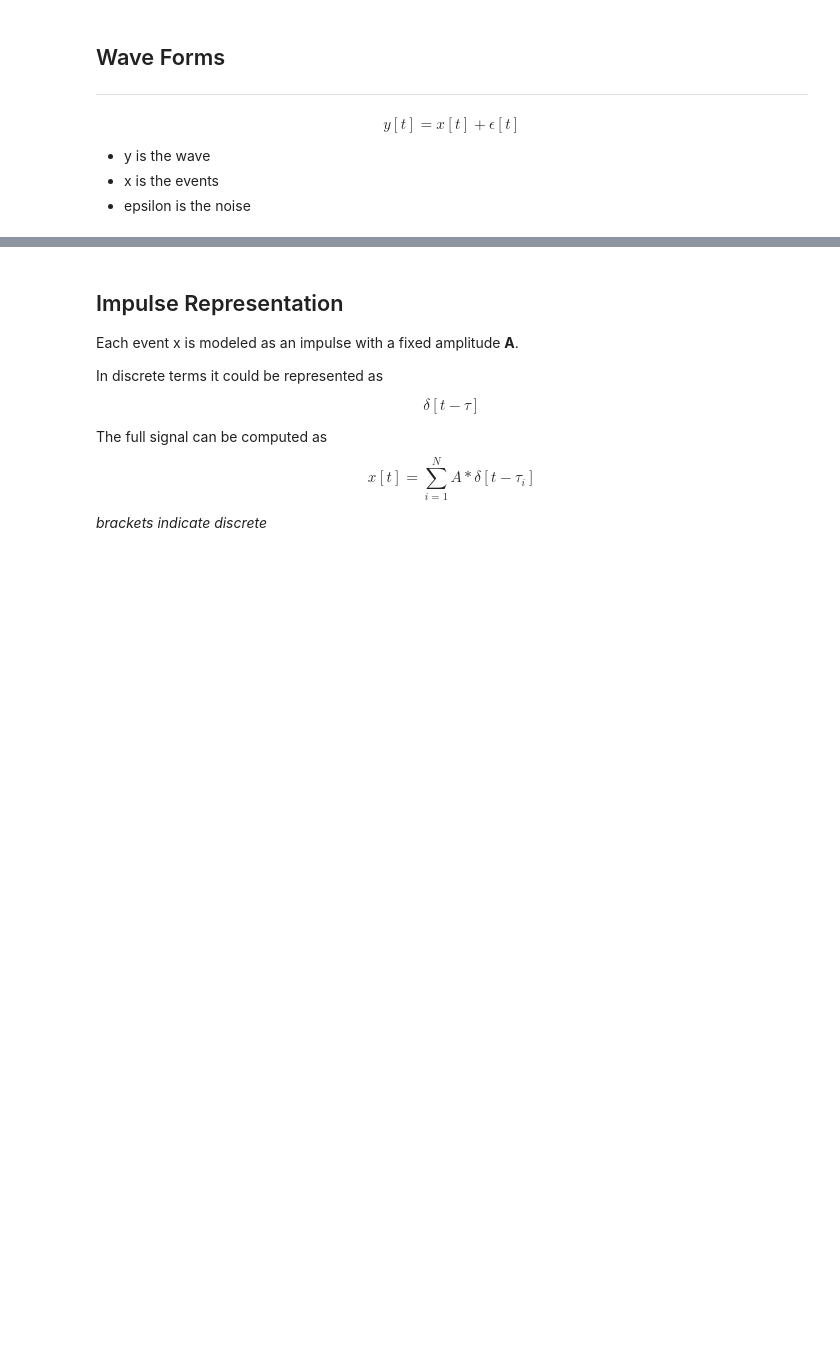
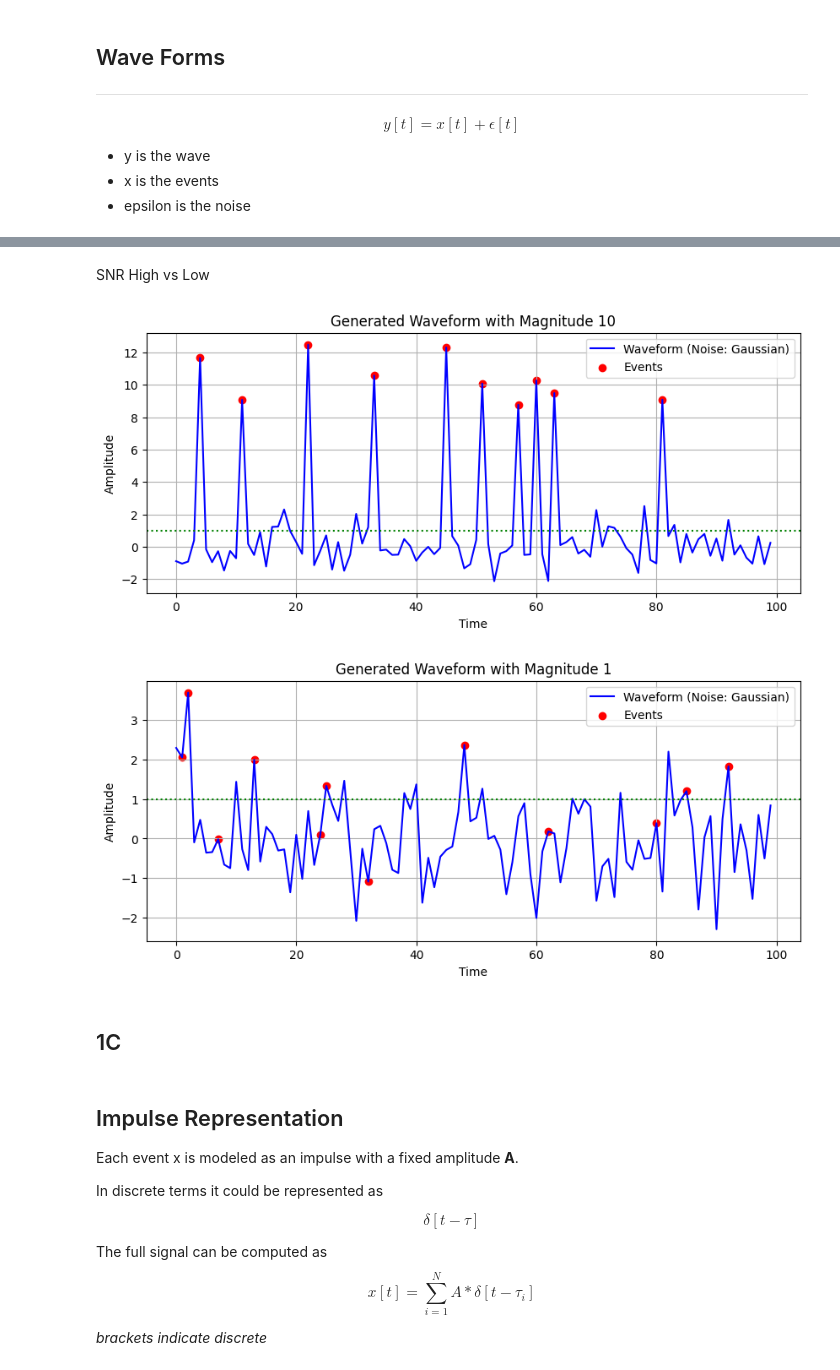
Before and after one commit to RyanL72/CSDS_364, a Jupyter notebook: Assignment_A2a/A2a_rhl72.ipynb, the cells around one changed output, grey strips where cells are left out. Drawn from its saved outputs; the diff is of its cells as text; code cells hidden in the pictures; blank space fills up the shorter version.

```diff
--- a/Assignment_A2a/A2a_rhl72.ipynb
+++ b/Assignment_A2a/A2a_rhl72.ipynb
@@ -18,3 +79,14 @@ $$
+# %% [markdown]
+SNR High vs Low
+# %%
+
+plot_waveform(N=100, alpha=0.1, A=10, mu=0, sigma=1, noisetype='Gaussian', threshold=1)
+plot_waveform(N=100, alpha=0.1, A=1, mu=0, sigma=1, noisetype='Gaussian', threshold=1)
+# %% [output]
+[figure, added]
+[figure, added]
+# %% [markdown]
+## 1C
 # %% [markdown]
 ## Impulse Representation
 
```
Also changed, not shown: parts of 17 cells of this notebook, 1 other file.
